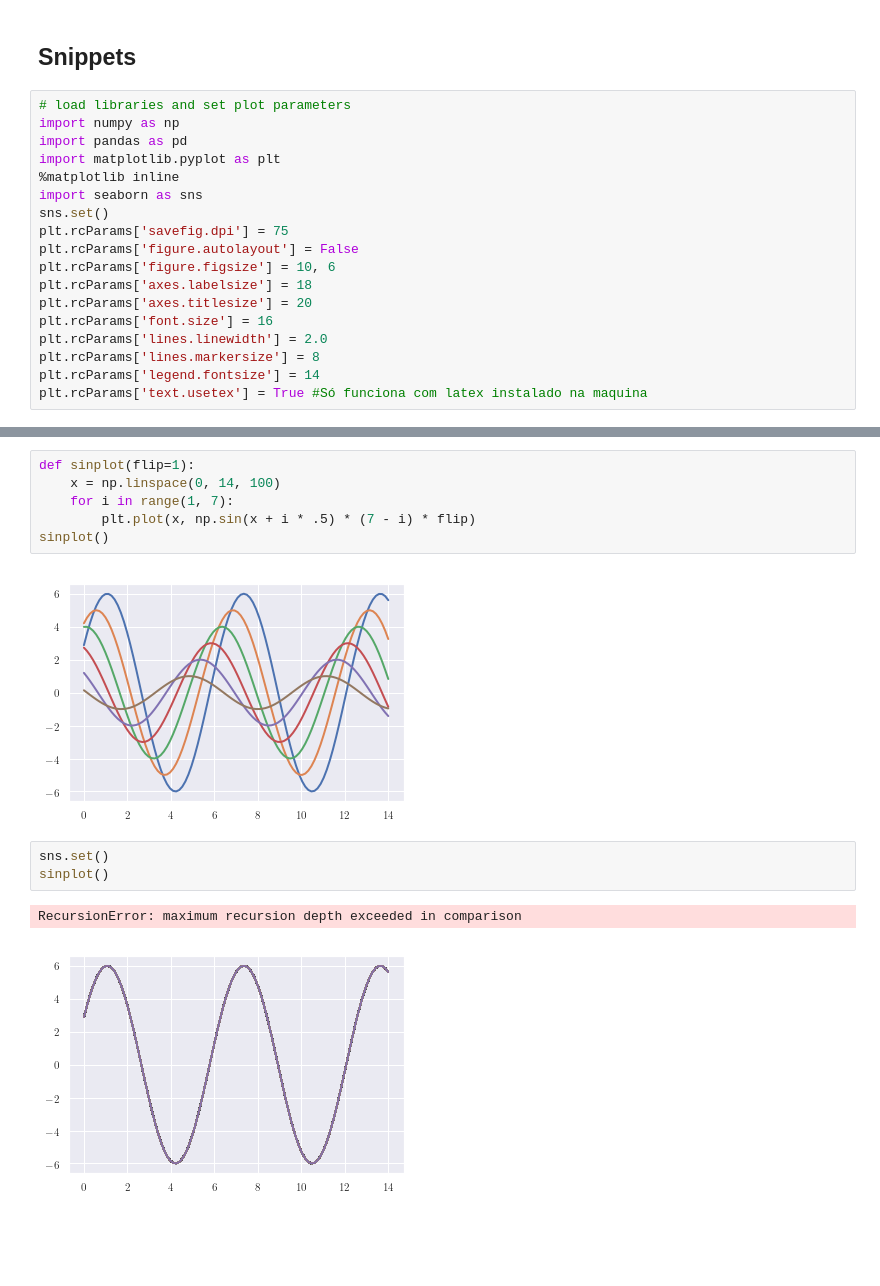
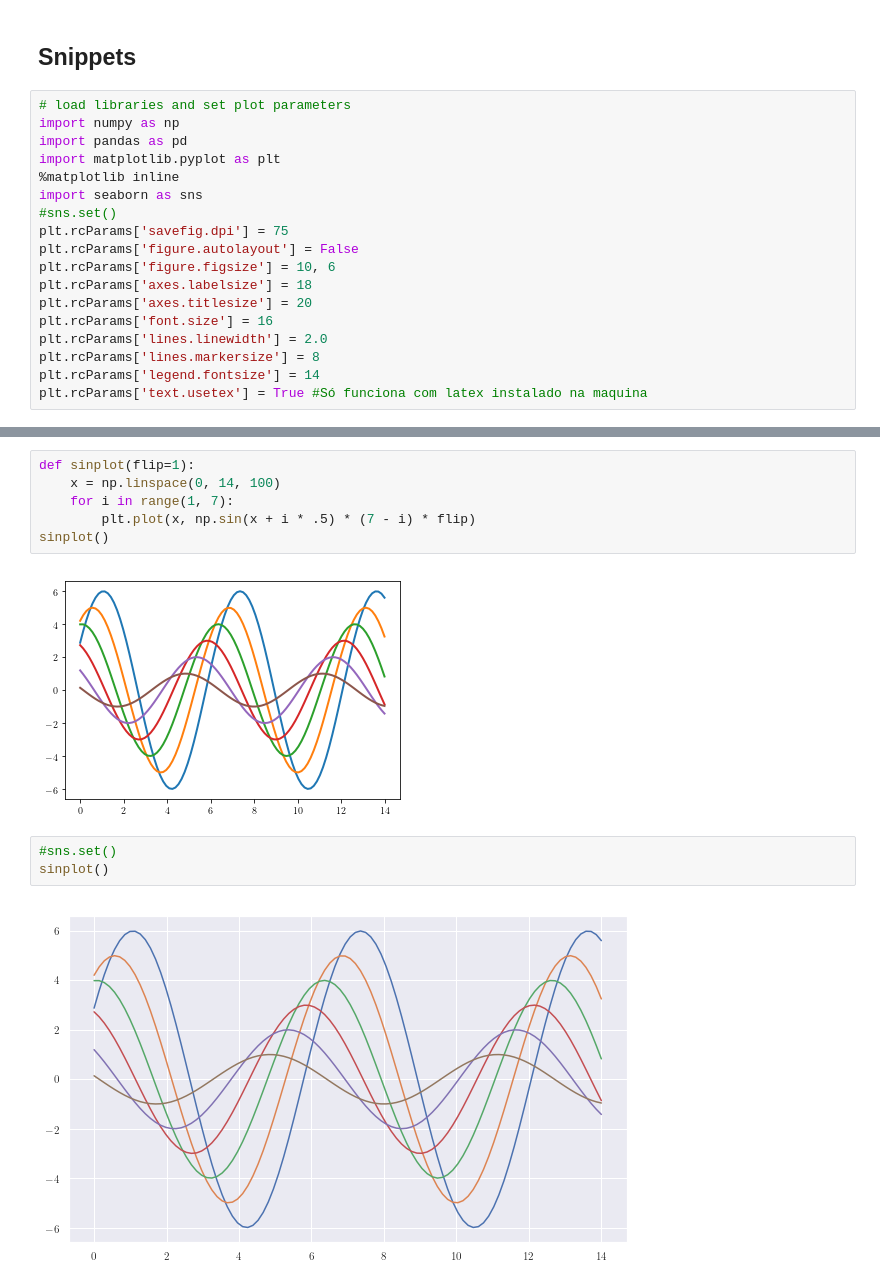
Before and after one commit to nbarbosa-git/MiniCurso, a Jupyter notebook: Minicurso/Curso_Semana_Integracao.ipynb, the cells around one changed output, grey strips where cells are left out. Cells and saved outputs as stored; diff of their text form; blank space fills up the shorter version.

```diff
--- a/Minicurso/Curso_Semana_Integracao.ipynb
+++ b/Minicurso/Curso_Semana_Integracao.ipynb
@@ -104,7 +134,7 @@ import pandas as pd
 import matplotlib.pyplot as plt
 %matplotlib inline
 import seaborn as sns
-sns.set()
+#sns.set()
 plt.rcParams['savefig.dpi'] = 75
 plt.rcParams['figure.autolayout'] = False
 plt.rcParams['figure.figsize'] = 10, 6
@@ -140,10 +169,9 @@ def sinplot(flip=1):
         plt.plot(x, np.sin(x + i * .5) * (7 - i) * flip)
 sinplot()
 # %% [output]
-[figure, old version]
+[figure, new version]
 # %%
-sns.set()
+#sns.set()
 sinplot()
 # %% [output]
-RecursionError: maximum recursion depth exceeded in comparison
-[figure, old version]
+[figure, new version]
```
Also changed, not shown: parts of 28 cells of this notebook, 16 other files.
